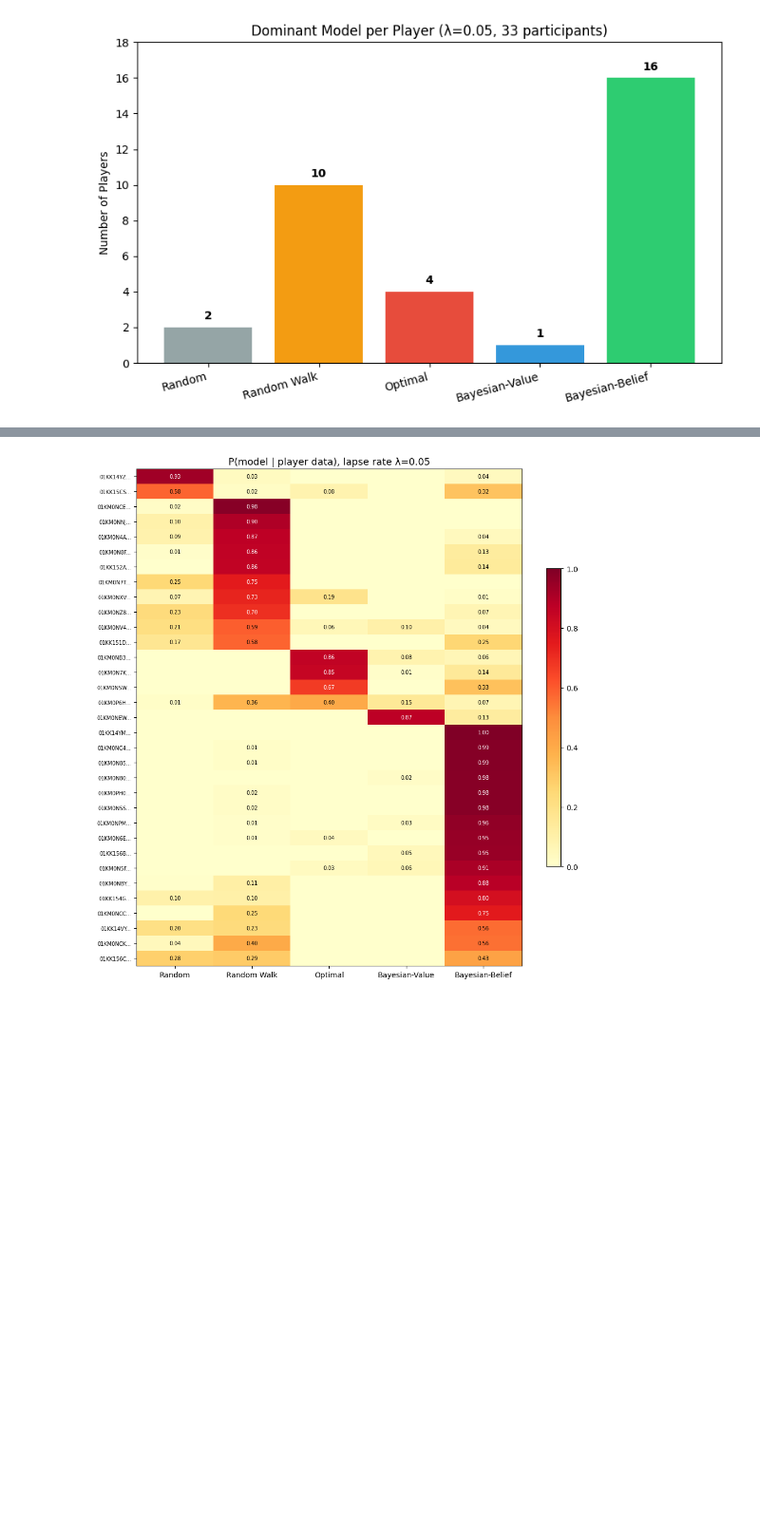
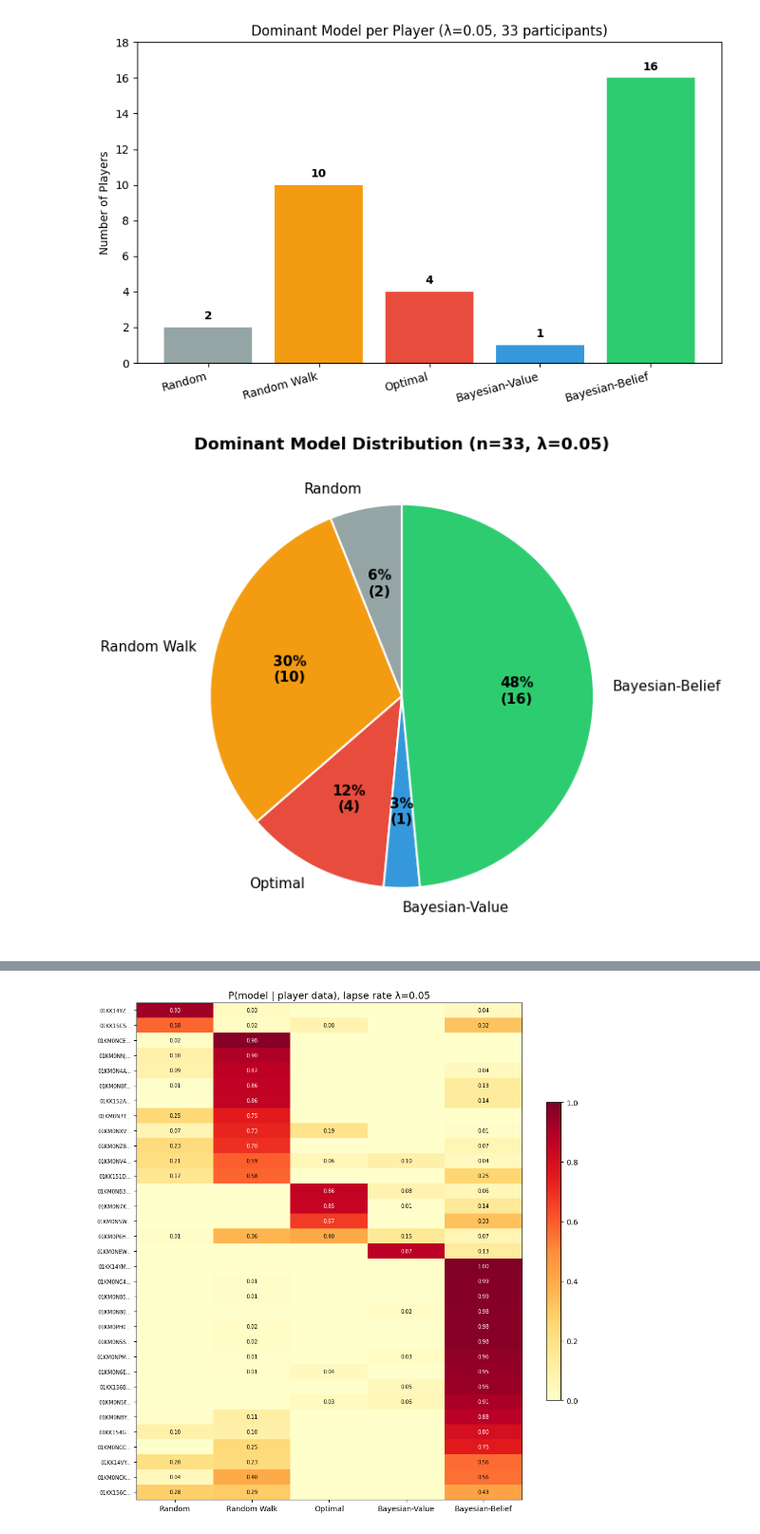
Before and after one commit to jolow99/bayesian-role-specialization, a Jupyter notebook: analysis/experiments/2026-03-29_individual_model_fitting/analysis.ipynb, the cells around one changed output, grey strips where cells are left out. Shown at 95% size. Cells and saved outputs as stored; diff of their text form; code cells hidden in the pictures; blank space fills up the shorter version.

Commit message:
Add pie chart and stacked bar posterior visualizations

```diff
--- a/analysis/experiments/2026-03-29_individual_model_fitting/analysis.ipynb
+++ b/analysis/experiments/2026-03-29_individual_model_fitting/analysis.ipynb
@@ -446,3 +446,25 @@ plt.tight_layout()
 plt.show()
 # %% [output]
 [figure]
+# %%
+# --- Pie chart: dominant model distribution ---
+model_colors = {'Random': '#95a5a6', 'Random Walk': '#f39c12', 'Optimal': '#e74c3c',
+                'Bayesian-Value': '#3498db', 'Bayesian-Belief': '#2ecc71'}
+
+counts = post_df['dominant_model'].value_counts().reindex(model_names, fill_value=0)
+counts = counts[counts > 0]
+
+fig, ax = plt.subplots(figsize=(7, 7))
+wedges, texts, autotexts = ax.pie(
+    counts.values, labels=counts.index,
+    colors=[model_colors[m] for m in counts.index],
+    autopct=lambda pct: f'{pct:.0f}%\n({int(round(pct/100*33))})',
+    startangle=90, textprops={'fontsize': 11},
+    wedgeprops={'edgecolor': 'white', 'linewidth': 1.5})
+for at in autotexts:
+    at.set_fontweight('bold')
+ax.set_title(f'Dominant Model Distribution (n=33, λ={LAPSE_RATE})', fontsize=13, fontweight='bold')
+plt.tight_layout()
+plt.show()
+# %% [output]
+[figure, added]
```
Also changed, not shown: parts of 2 cells of this notebook.
